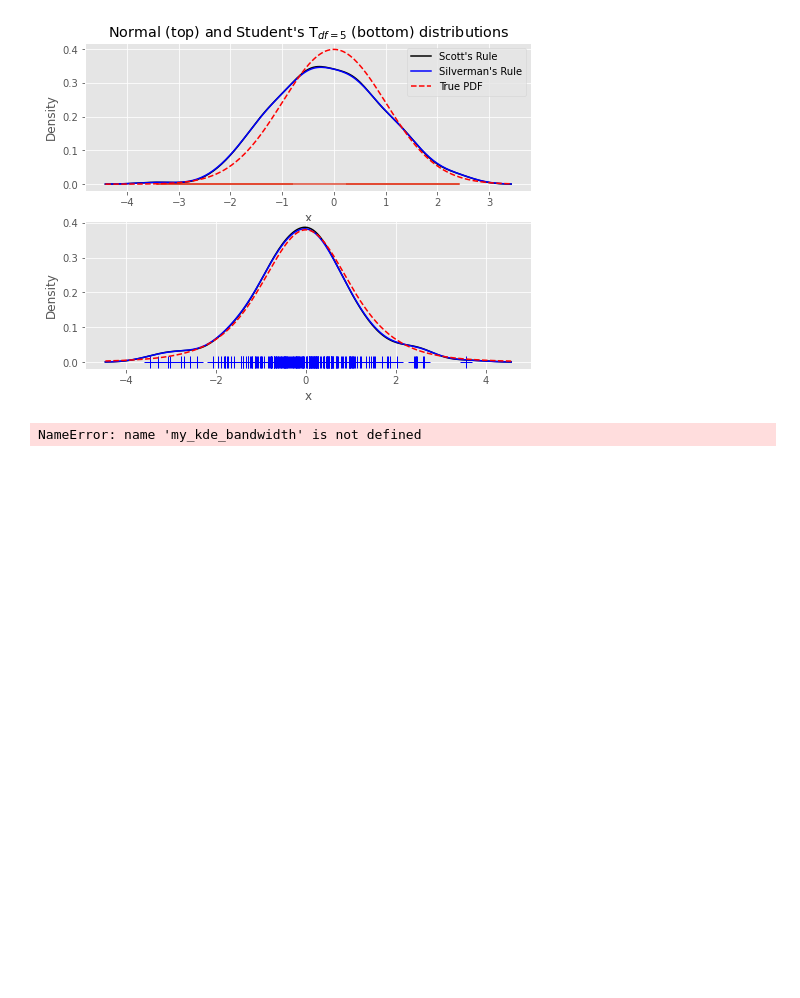
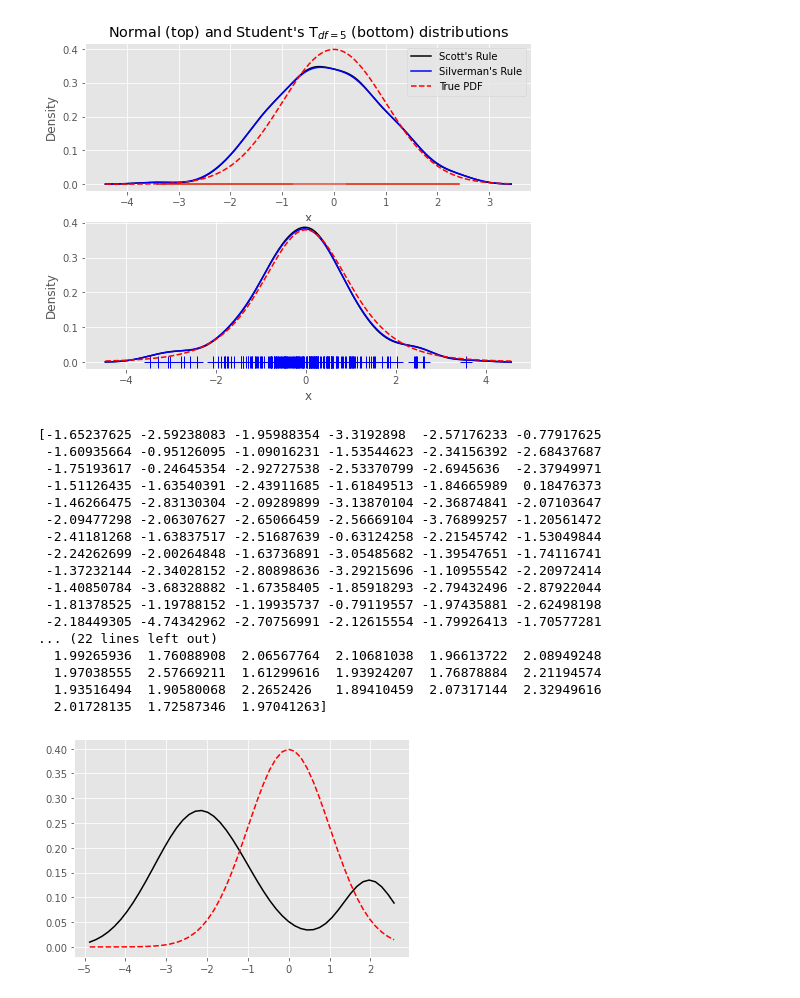
Before and after one commit to Algorithm-Model-Research/Existing_Function_VS_New_Function, a Jupyter notebook: Untitled.ipynb, the cells around one changed output. Drawn from its saved outputs; the diff is of its cells as text; code cells hidden in the pictures; blank space fills up the shorter version.

```diff
--- a/Untitled.ipynb
+++ b/Untitled.ipynb
@@ -87,54 +88,64 @@ plt.show()
 # %%
 from functools import partial
 
 
 loc1, scale1, size1 = (-2, 1, 175)
 loc2, scale2, size2 = (2, 0.2, 50)
-x2 = np.concatenate([np.random.normal(loc=loc1, scale=scale1, size=size1),
-                     np.random.normal(loc=loc2, scale=scale2, size=size2)])
+
+temp = np.random.normal(loc=loc1, scale=scale1, size=size1)
+temp2 = np.random.normal(loc=loc2, scale=scale2, size=size2)
+x2 = np.concatenate([temp, temp2])
+
+x_eval = np.linspace(x2.min(), x2.max())
+
+print(x2)
+
+bimodal_pdf = stats.norm.pdf(x_eval) * float(size1) / x2.size + stats.norm.pdf(x_eval) * float(size2) / x2.size
+
+fig, ax = plt.subplots(ncols=1, nrows=1)
+
+# fig = plt.figure(figsize=(8, 6))
+# ax = fig.add_subplot(111)
 
 
-x_eval = np.linspace(x2.min() - 1, x2.max() + 1, 500)
-
-kde = stats.gaussian_kde(x2)
-
-kde2 = stats.gaussian_kde(x2, bw_method='silverman')
-
-kde3 = stats.gaussian_kde(x2, bw_method=partial(my_kde_bandwidth, fac=0.2))
-
-kde4 = stats.gaussian_kde(x2, bw_method=partial(my_kde_bandwidth, fac=0.5))
-
-
-pdf = stats.norm.pdf
-
-bimodal_pdf = pdf(x_eval, loc=loc1, scale=scale1) * float(size1) / x2.size + \
-              pdf(x_eval, loc=loc2, scale=scale2) * float(size2) / x2.size
-
-fig = plt.figure(figsize=(8, 6))
-ax = fig.add_subplot(111)
-
-
-ax.plot(x2, np.zeros(x2.shape), 'b+', ms=12)
+# ax.plot(x2, np.zeros(x2.shape), 'b+', ms=12)
 
 ax.plot(x_eval, kde(x_eval), 'k-', label="Scott's Rule")
 
-ax.plot(x_eval, kde2(x_eval), 'b-', label="Silverman's Rule")
+# ax.plot(x_eval, kde2(x_eval), 'b-', label="Silverman's Rule")
 
-ax.plot(x_eval, kde3(x_eval), 'g-', label="Scott * 0.2")
+# ax.plot(x_eval, kde3(x_eval), 'g-', label="Scott * 0.2")
 
-ax.plot(x_eval, kde4(x_eval), 'c-', label="Scott * 0.5")
+# ax.plot(x_eval, kde4(x_eval), 'c-', label="Scott * 0.5")
 
 ax.plot(x_eval, bimodal_pdf, 'r--', label="Actual PDF")
 
 
-ax.set_xlim([x_eval.min(), x_eval.max()])
+#ax.set_xlim([x_eval.min(), x_eval.max()])
 
-ax.legend(loc=2)
+#ax.legend(loc=2)
 
-ax.set_xlabel('x')
+#ax.set_xlabel('x')
 
-ax.set_ylabel('Density')
+#ax.set_ylabel('Density')
 
 plt.show()
 # %% [output]
-NameError: name 'my_kde_bandwidth' is not defined
+[-1.65237625 -2.59238083 -1.95988354 -3.3192898  -2.57176233 -0.77917625
+ -1.60935664 -0.95126095 -1.09016231 -1.53544623 -2.34156392 -2.68437687
+ -1.75193617 -0.24645354 -2.92727538 -2.53370799 -2.6945636  -2.37949971
+ -1.51126435 -1.63540391 -2.43911685 -1.61849513 -1.84665989  0.18476373
+ -1.46266475 -2.83130304 -2.09289899 -3.13870104 -2.36874841 -2.07103647
+ -2.09477298 -2.06307627 -2.65066459 -2.56669104 -3.76899257 -1.20561472
+ -2.41181268 -1.63837517 -2.51687639 -0.63124258 -2.21545742 -1.53049844
+ -2.24262699 -2.00264848 -1.63736891 -3.05485682 -1.39547651 -1.74116741
+ -1.37232144 -2.34028152 -2.80898636 -3.29215696 -1.10955542 -2.20972414
+ -1.40850784 -3.68328882 -1.67358405 -1.85918293 -2.79432496 -2.87922044
+ -1.81378525 -1.19788152 -1.19935737 -0.79119557 -1.97435881 -2.62498198
+ -2.18449305 -4.74342962 -2.70756991 -2.12615554 -1.79926413 -1.70577281
+... (22 lines left out)
+  1.99265936  1.76088908  2.06567764  2.10681038  1.96613722  2.08949248
+  1.97038555  2.57669211  1.61299616  1.93924207  1.76878884  2.21194574
+  1.93516494  1.90580068  2.2652426   1.89410459  2.07317144  2.32949616
+  2.01728135  1.72587346  1.97041263]
+[figure, added]
```
Also changed, not shown: parts of 5 cells of this notebook, 1 other file.
